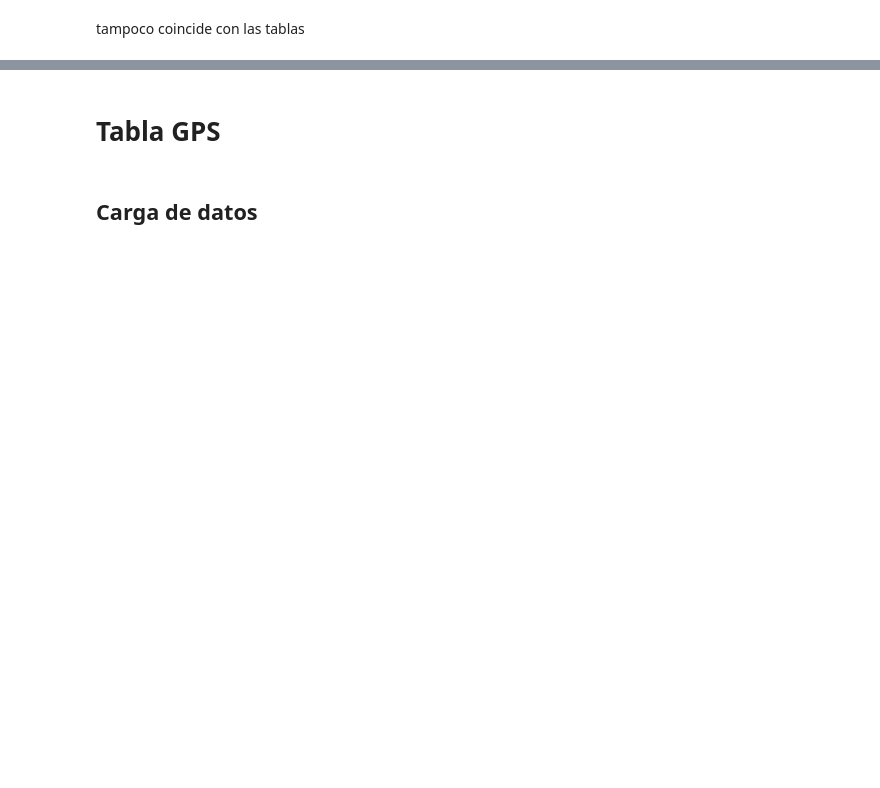
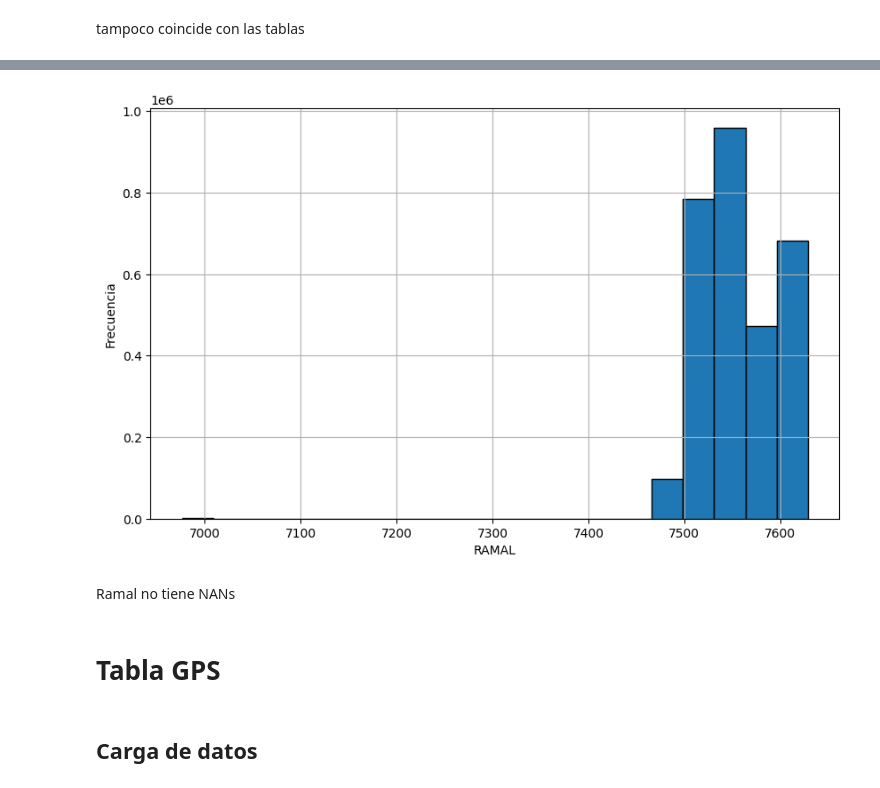
Before and after one commit to Ign4cho/ProyectoBI, a Jupyter notebook: EDA.ipynb, the cells around one changed output, grey strips where cells are left out. Drawn from its saved outputs; the diff is of its cells as text; code cells hidden in the pictures; blank space fills up the shorter version.

Commit message:
se agregaron casi todos los histogramas

```diff
--- a/EDA.ipynb
+++ b/EDA.ipynb
@@ -6,4 +6,5 @@ Carga de datos
 # %%
 import pandas as pd
 import matplotlib.pyplot as plt
+csv_path = "datasets\\2023-3-MARZO\EXTRACCION_Prov-San-Juan_032023.csv"
 # %%
@@ -13,7 +15,6 @@ drive.mount('/content/drive')
 # %% [output]
 Mounted at /content/drive
 # %%
-csv_path = "/content/drive/MyDrive/Colab Notebooks/EXTRACCION_Prov-San-Juan_032024.csv"
 cantidad_filas = 3000000
 column_types = {
             'CODIGOENTIDAD': 'float64',
@@ -60,6 +61,7 @@ column_types = {
 # %%
 def load_data():
     return pd.read_csv(csv_path, delimiter=';', on_bad_lines='skip', decimal=',',
+                        nrows=cantidad_filas,
                           dtype=column_types)
     #si hace falta agregar: nrows=cantidad_filas,
 # %%
@@ -134,3 +163,16 @@ tampoco coincide con las tablas
+# %%
+# mostrar histograma de ramal y luego contar nan
+plt.figure(figsize=(10, 6))
+plt.hist(df['RAMAL'], bins=20, edgecolor='black')
+plt.xlabel('RAMAL')
+plt.ylabel('Frecuencia')
+plt.grid(True)
+plt.title('Histograma de RAMAL')
+plt.show()
+# %% [output]
+[figure, added]
+# %% [markdown]
+Ramal no tiene NANs
 # %% [markdown]
 # Tabla GPS
 # %% [markdown]
```
Also changed, not shown: parts of 8 cells of this notebook.
